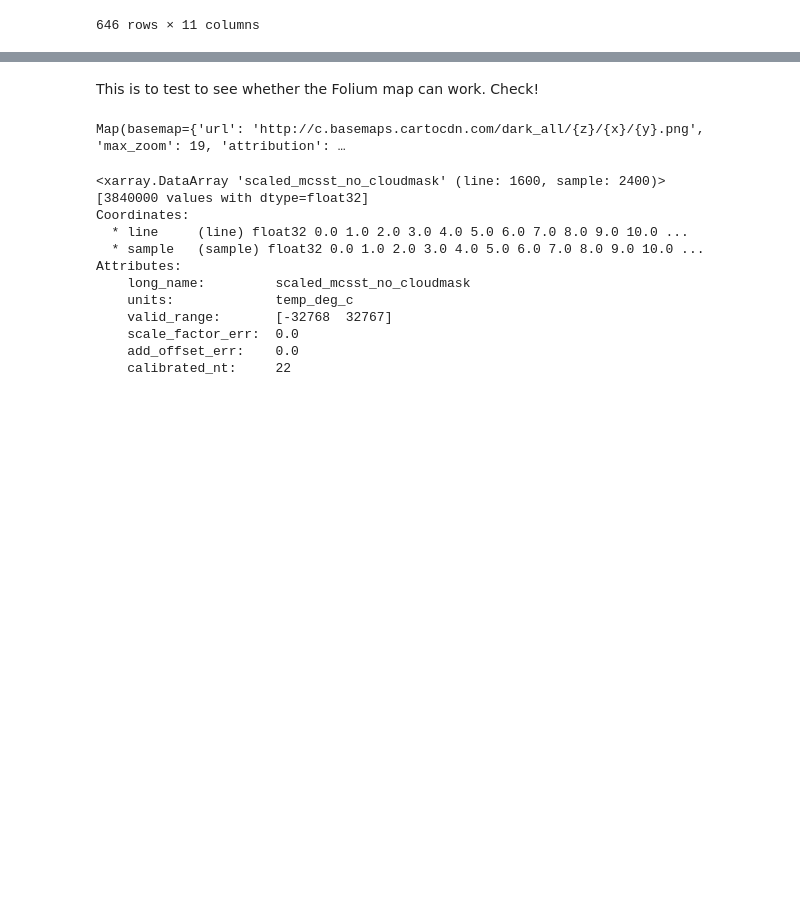
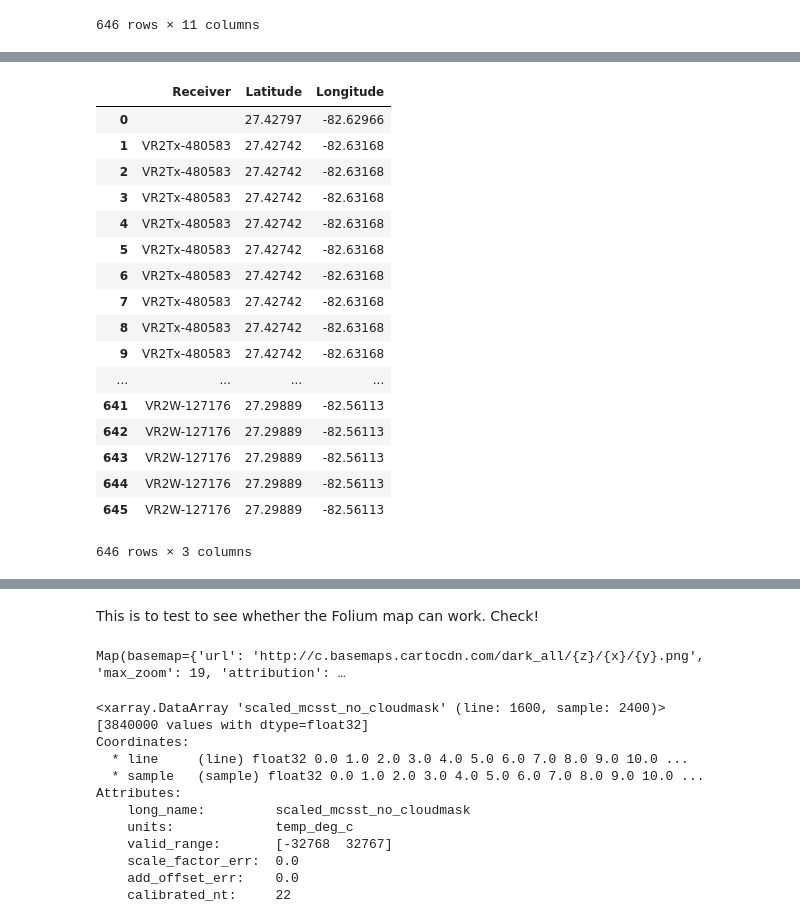
Before and after one commit to lizferguson5/ohw18_sharknado, a Jupyter notebook: GoogleSheetsConnection.ipynb, the cells around one changed output, grey strips where cells are left out. Cells and saved outputs as stored; diff of their text form; code cells hidden in the pictures; blank space fills up the shorter version.

```diff
--- a/GoogleSheetsConnection.ipynb
+++ b/GoogleSheetsConnection.ipynb
@@ -80,10 +80,10 @@ list_of_hashes
 # %%
 import pandas as pd
 # %%
-test = pd.DataFrame.from_records(list_of_hashes)
+shark = pd.DataFrame.from_records(list_of_hashes)
 # %%
-test['Date and Time (UTC)'] = pd.to_datetime(test['Date and Time (UTC)'])
-test.set_index('Date and Time (UTC)')
+shark['Date and Time (UTC)'] = pd.to_datetime(shark['Date and Time (UTC)'])
+shark.set_index('Date and Time (UTC)')
 # %% [output]
 |  | Data source | Date and Time (EST) | Latitude | Longitude | Receiver | Sensor Unit | ... |
 | Date and Time (UTC) |  |  |  |  |  |  | ... |
@@ -148,0 +186,21 @@ show(plot)
+# %%
+shark[['Receiver','Latitude','Longitude']]
+# %% [output]
+|  | Receiver | Latitude | Longitude |
+| 0 |  | 27.42797 | -82.62966 |
+| 1 | VR2Tx-480583 | 27.42742 | -82.63168 |
+| 2 | VR2Tx-480583 | 27.42742 | -82.63168 |
+| 3 | VR2Tx-480583 | 27.42742 | -82.63168 |
+| 4 | VR2Tx-480583 | 27.42742 | -82.63168 |
+| 5 | VR2Tx-480583 | 27.42742 | -82.63168 |
+| 6 | VR2Tx-480583 | 27.42742 | -82.63168 |
+| 7 | VR2Tx-480583 | 27.42742 | -82.63168 |
+| 8 | VR2Tx-480583 | 27.42742 | -82.63168 |
+| 9 | VR2Tx-480583 | 27.42742 | -82.63168 |
+| ... | ... | ... | ... |
+| 641 | VR2W-127176 | 27.29889 | -82.56113 |
+| 642 | VR2W-127176 | 27.29889 | -82.56113 |
+| 643 | VR2W-127176 | 27.29889 | -82.56113 |
+| 644 | VR2W-127176 | 27.29889 | -82.56113 |
+| 645 | VR2W-127176 | 27.29889 | -82.56113 |
+646 rows × 3 columns
```
Also changed, not shown: parts of 10 cells of this notebook.
